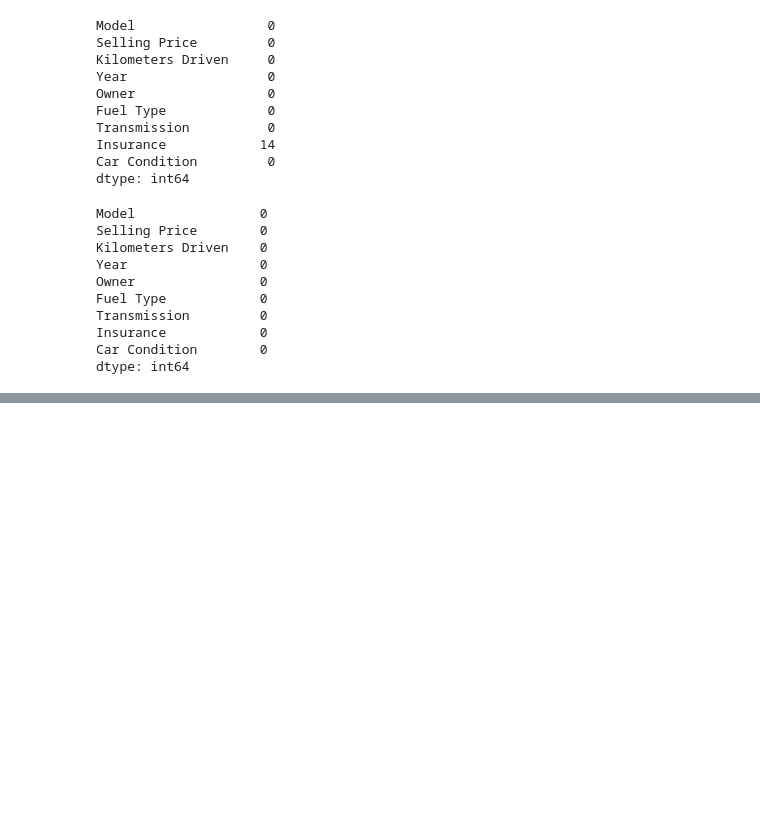
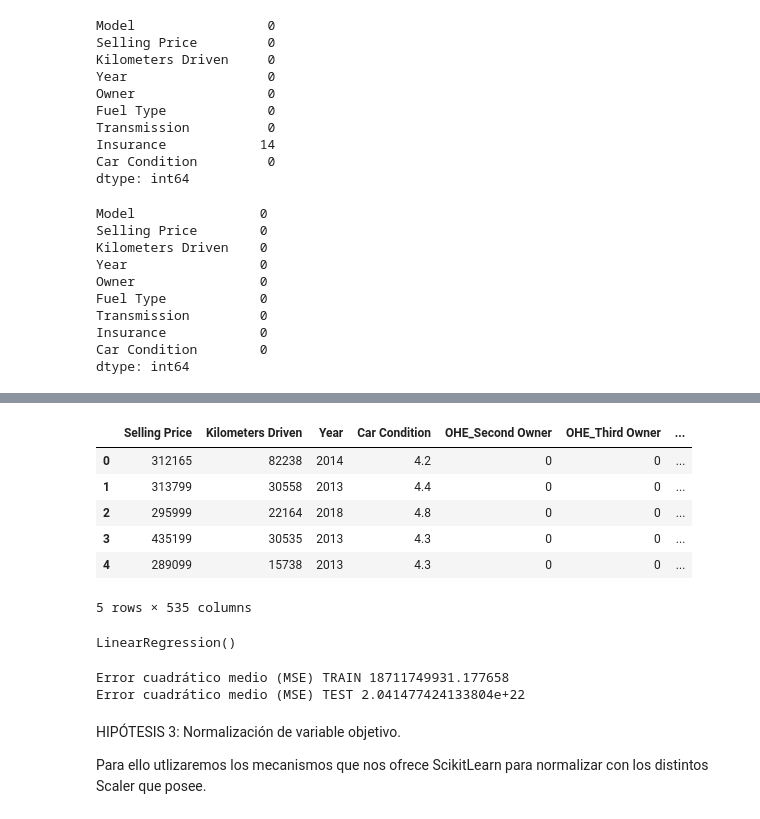
Before and after one commit to ferreret/master-datascience-ml-iebs, a Jupyter notebook: Modulo_02_Fundamentos_IA_ML/Clase_3_Ecosistemas_en_la_nube/ejemplo/prediccion-precio-automovil.ipynb, the cells around one changed output, grey strips where cells are left out. Saved outputs shown, nothing was run; the diff lists cells and outputs as text; code cells hidden in the pictures; blank space fills up the shorter version.

Commit message:
Sprint finalizado de módulo 2, clase 3, regresión lineal

```diff
--- a/Modulo_02_Fundamentos_IA_ML/Clase_3_Ecosistemas_en_la_nube/ejemplo/prediccion-precio-automovil.ipynb
+++ b/Modulo_02_Fundamentos_IA_ML/Clase_3_Ecosistemas_en_la_nube/ejemplo/prediccion-precio-automovil.ipynb
@@ -112,0 +204,13 @@ dtype: int64
+# %%
+# Eliminamos la columna Model
+car_data_hipot2 = car_data_hipot2.drop('Model', axis=1)
+# %%
+car_data_hipot2.head()
+# %% [output]
+|  | Selling Price | Kilometers Driven | Year | Car Condition | OHE_Second Owner | OHE_Third Owner | ... |
+| 0 | 312165 | 82238 | 2014 | 4.2 | 0 | 0 | ... |
+| 1 | 313799 | 30558 | 2013 | 4.4 | 0 | 0 | ... |
+| 2 | 295999 | 22164 | 2018 | 4.8 | 0 | 0 | ... |
+| 3 | 435199 | 30535 | 2013 | 4.3 | 0 | 0 | ... |
+| 4 | 289099 | 15738 | 2013 | 4.3 | 0 | 0 | ... |
+5 rows × 535 columns
@@ -112,0 +222,26 @@ dtype: int64
+# %%
+regresion_lineal = LinearRegression()
+regresion_lineal.fit(X_hipot2_train, y_hipot2_train)
+# %% [output]
+LinearRegression()
+# %%
+# Predecimos los valores y para los datos usados en el entrenamiento
+prediction_entrenamiento = regresion_lineal.predict(X_hipot2_train)
+
+# Calculamos el MSE
+mse_hipot2_train = mean_squared_error(y_true=y_hipot2_train, y_pred=prediction_entrenamiento)
+print(f'Error cuadrático medio (MSE) TRAIN {mse_hipot2_train}')
+
+# Predecimos los valores y para los datos de validación
+prediction_validacion = regresion_lineal.predict(X_hipot2_test)
+
+# Calculamos el MSE
+mse_hipot2_test = mean_squared_error(y_true=y_hipot2_test, y_pred=prediction_validacion)
+print(f'Error cuadrático medio (MSE) TEST {mse_hipot2_test}')
+# %% [output]
+Error cuadrático medio (MSE) TRAIN 18711749931.177658
+Error cuadrático medio (MSE) TEST 2.041477424133804e+22
+# %% [markdown]
+HIPÓTESIS 3: Normalización de variable objetivo.
+
+Para ello utlizaremos los mecanismos que nos ofrece ScikitLearn para normalizar con los distintos Scaler que posee.
```
Also changed, not shown: parts of 30 cells of this notebook, 3 other files.
